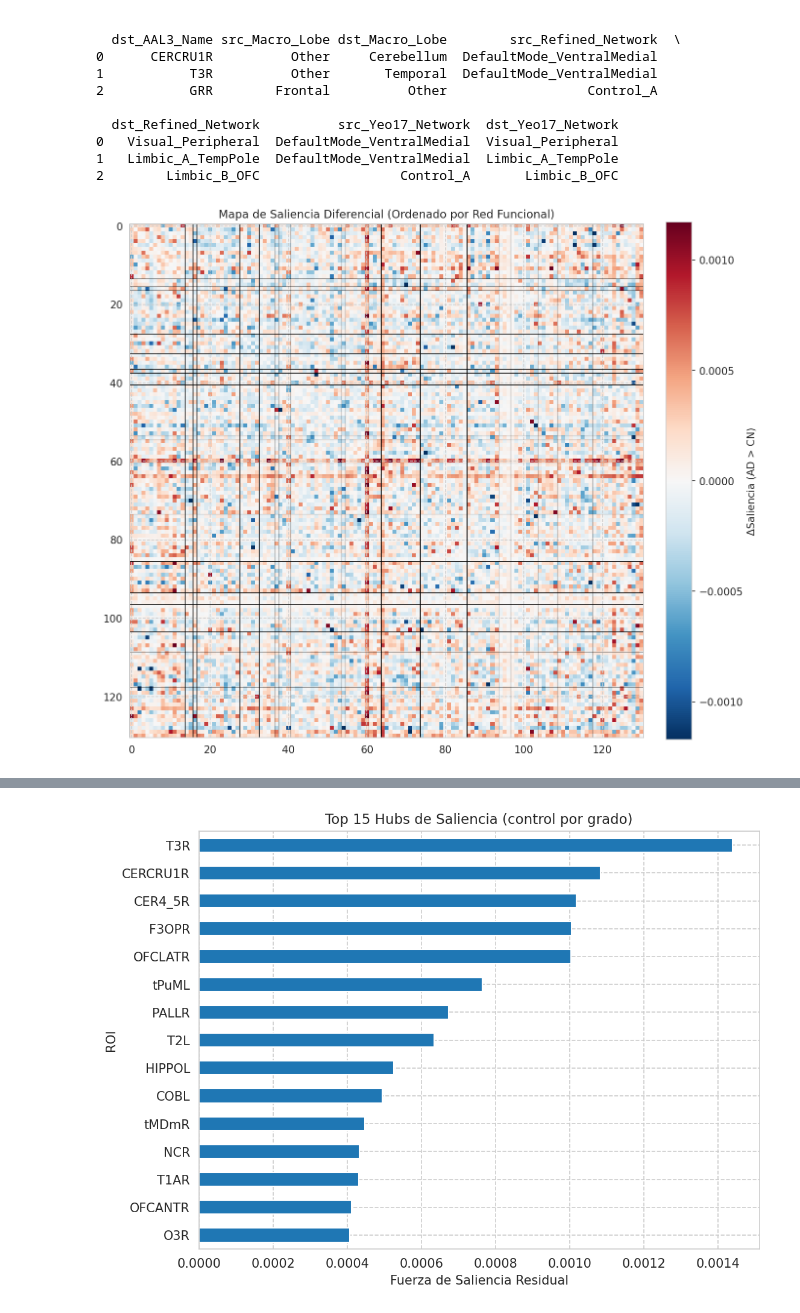
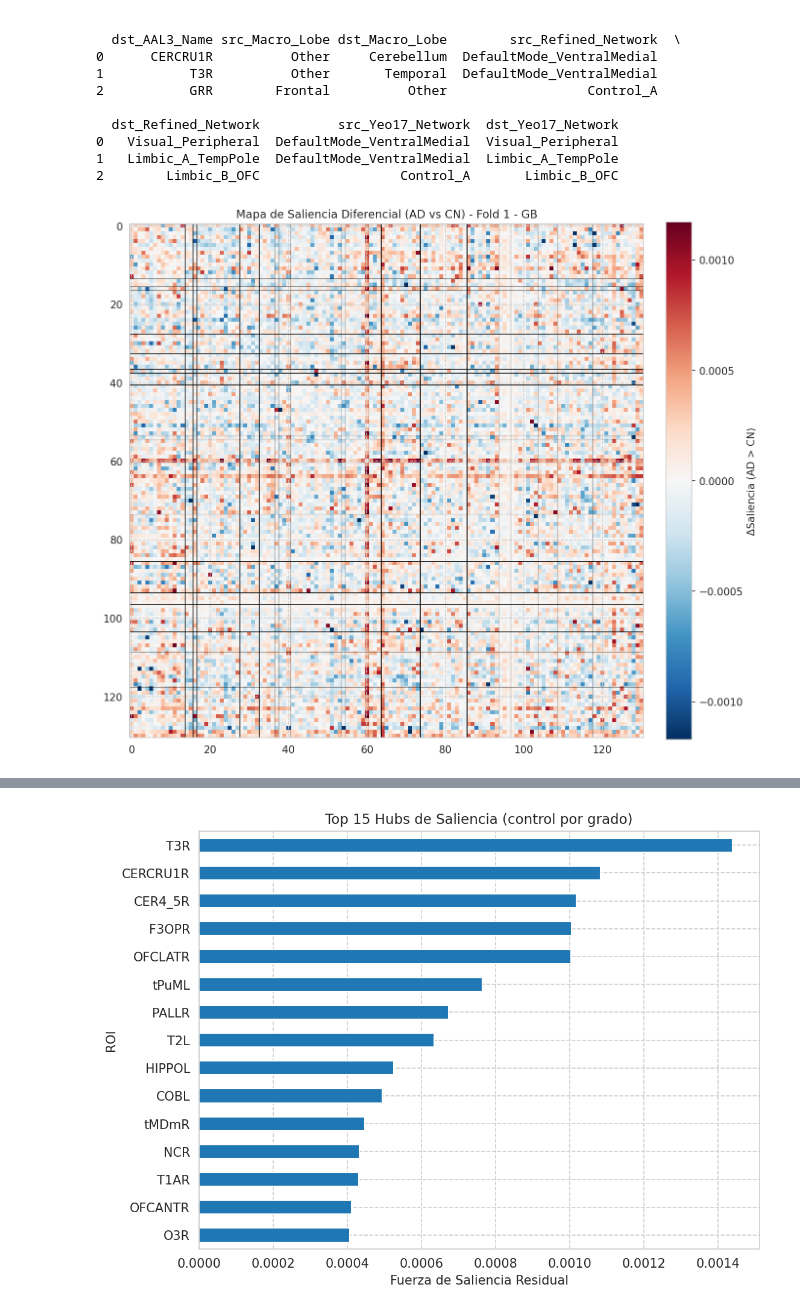
Before and after one commit to SantiagoVBlasL/limpio, a Jupyter notebook: Interpretabilidad_pro.ipynb, the cells around one changed output, grey strips where cells are left out. Drawn from its saved outputs; the diff is of its cells as text; code cells hidden in the pictures.

```diff
--- a/Interpretabilidad_pro.ipynb
+++ b/Interpretabilidad_pro.ipynb
@@ -532,30 +558,30 @@ Fold 1 – clf=gb – K_top=50
 # %%
 # Cargar mapa de ROIs para reordenamiento
 roi_map_df = pd.read_csv(run_args['roi_annotation_path'])
 sal_diff = np.load(IG_DIR / f"saliency_map_diff{SUFFIX}.npy")
 
 # --- A3) Heatmap de Saliencia con Bloques de Red ---
 # Ordenar ROIs por red y hemisferio
 order_df = (roi_map_df.assign(
     hemi=roi_map_df['AAL3_Name'].str.extract(r'(L|R)$', expand=False).fillna('U'))
  .sort_values(['Refined_Network', 'hemi', 'AAL3_Name'])
 )
 perm_indices = order_df.index.values
 
 # Permutar la matriz de saliencia
 saliency_matrix_ordered = sal_diff.mean(axis=0)[np.ix_(perm_indices, perm_indices)]
 
 plt.figure(figsize=(9, 8))
 vmax = np.percentile(np.abs(saliency_matrix_ordered), 99.8) # Robusto a outliers
 im = plt.imshow(saliency_matrix_ordered, cmap='RdBu_r', vmin=-vmax, vmax=vmax)
 plt.colorbar(im, label='ΔSaliencia (AD > CN)', fraction=0.046, pad=0.04)
 # Dibujar líneas de bloque por cambio de red
 network_edges = np.where(order_df['Refined_Network'].ne(order_df['Refined_Network'].shift()))[0]
 for edge in network_edges:
     plt.axhline(edge - 0.5, color='black', lw=0.5); plt.axvline(edge - 0.5, color='black', lw=0.5)
-plt.title('Mapa de Saliencia Diferencial (Ordenado por Red Funcional)')
+plt.title(f'Mapa de Saliencia Diferencial (AD vs CN) - Fold {FOLD} - {CLF.upper()}')
 plt.tight_layout(); plt.savefig('saliency_heatmap_blocked.svg', bbox_inches='tight'); plt.show()
 # %% [output]
-[figure, old version]
+[figure, new version]
 # %% [markdown]
 ## 3) IG → conexiones (ΔSal: AD − CN)
```
Also changed, not shown: parts of 8 cells of this notebook.
